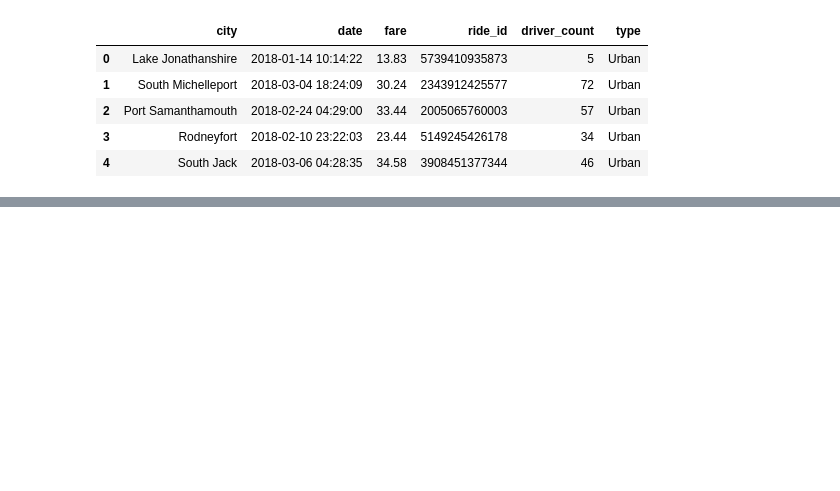
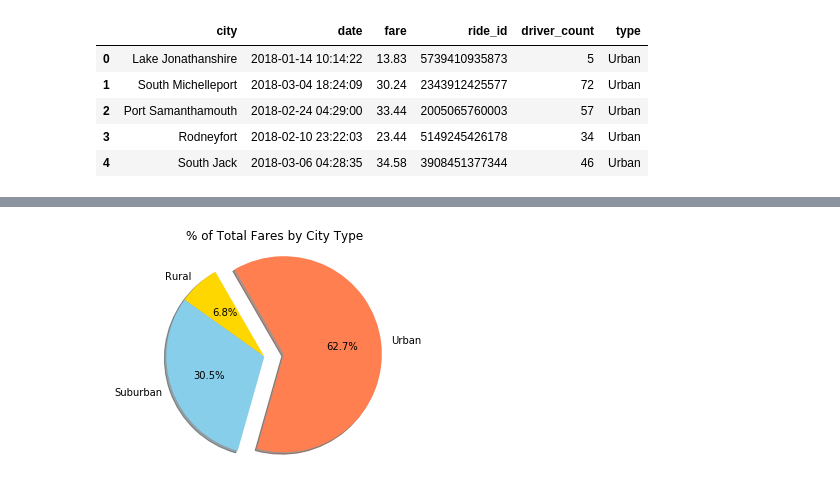
Before and after one commit to maaikerutten/Matplotlib, a Jupyter notebook: Assignment_Pyber.ipynb, the cells around one changed output, grey strips where cells are left out. Saved outputs shown, nothing was run; the diff lists cells and outputs as text; code cells hidden in the pictures; blank space fills up the shorter version.

```diff
--- a/Assignment_Pyber.ipynb
+++ b/Assignment_Pyber.ipynb
@@ -87,3 +78,19 @@ plt.show()
+# %%
+# Calculate Type Percents
+Type_Percents = 100 * combi_city_ride_df.groupby(["type"]).sum()["fare"]/combi_city_ride_df["fare"].sum()
+
+# Build Pie Chart
+plt.pie(Type_Percents, explode=(0,0,0.2), shadow=True, startangle=120, autopct="%1.1f%%",
+       labels=["Rural", "Suburban", "Urban"],
+       colors=["Gold","Skyblue","Coral"])
+
+plt.axis("equal")
+plt.title("% of Total Fares by City Type")
+
+# Save Figure
+plt.savefig("images/Pie_%totalfares_PyberRideSharingData.png")
+# %% [output]
+[figure, added]
 # %%
 # Show Figure
 plt.show()
```
Also changed, not shown: parts of 9 cells of this notebook, 4 other files.
